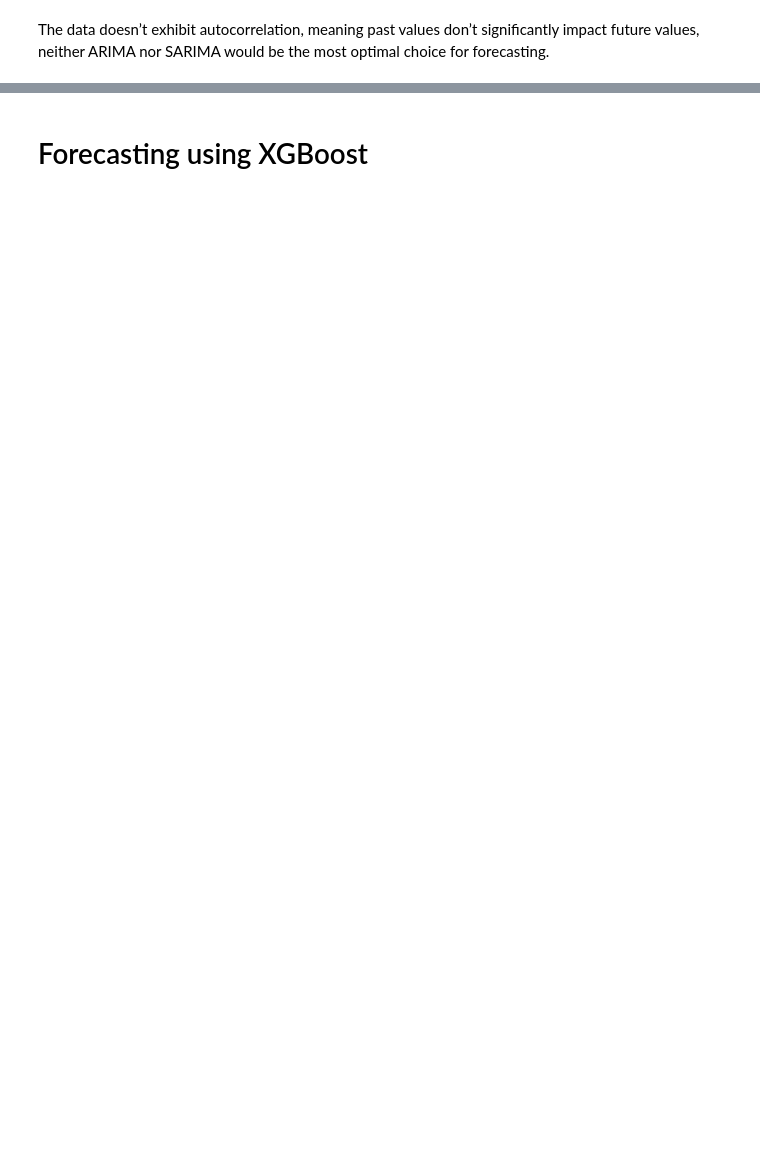
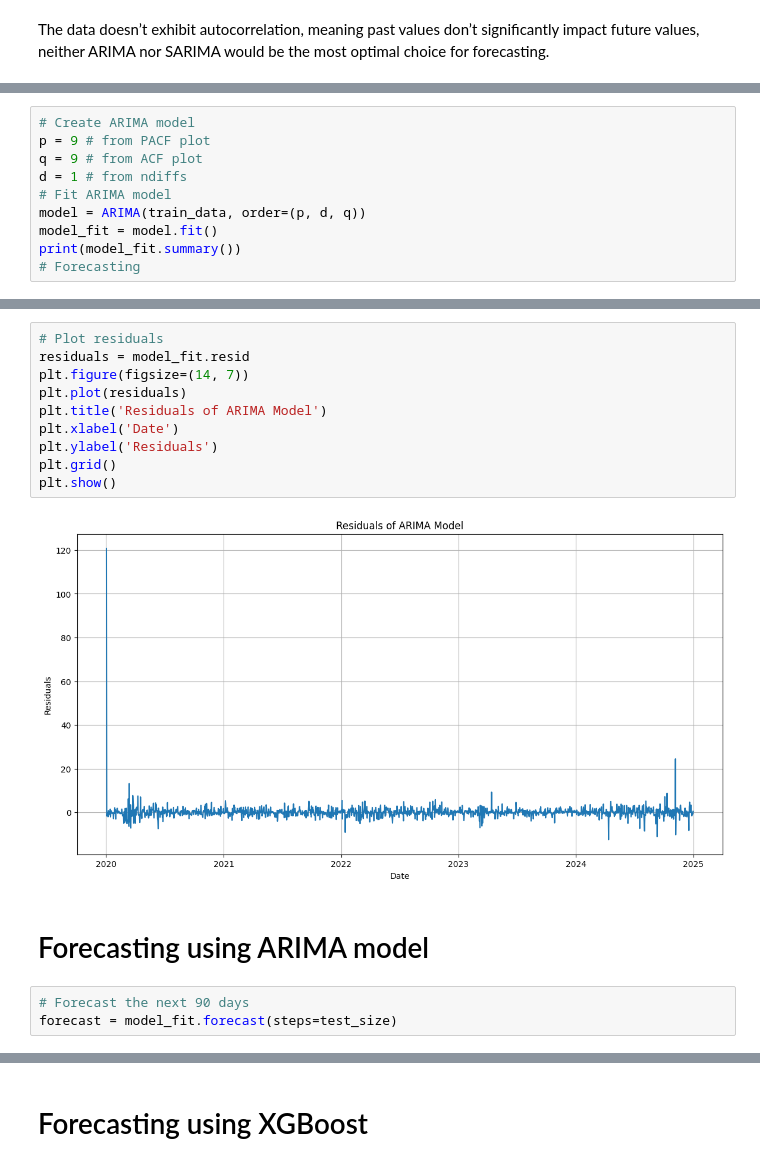
Before and after one commit to myAccountArun/experiments, a Jupyter notebook: Stock Price Analysis Using Time Series Forecasting.ipynb, the cells around one changed output, grey strips where cells are left out. Saved outputs shown, nothing was run; the diff lists cells and outputs as text; blank space fills up the shorter version.

```diff
--- a/Stock Price Analysis Using Time Series Forecasting.ipynb
+++ b/Stock Price Analysis Using Time Series Forecasting.ipynb
@@ -321,0 +342,10 @@ We can use Simple Exponential Smoothing as the data has a clear upward trend how
+# %%
+# Create ARIMA model
+p = 9 # from PACF plot
+q = 9 # from ACF plot
+d = 1 # from ndiffs
+# Fit ARIMA model
+model = ARIMA(train_data, order=(p, d, q))
+model_fit = model.fit()
+print(model_fit.summary())
+# Forecasting
@@ -321,0 +370,17 @@ We can use Simple Exponential Smoothing as the data has a clear upward trend how
+# %%
+# Plot residuals
+residuals = model_fit.resid
+plt.figure(figsize=(14, 7))
+plt.plot(residuals)
+plt.title('Residuals of ARIMA Model')
+plt.xlabel('Date')
+plt.ylabel('Residuals')
+plt.grid()
+plt.show()
+# %% [output]
+[figure, added]
+# %% [markdown]
+# Forecasting using ARIMA model
+# %%
+# Forecast the next 90 days
+forecast = model_fit.forecast(steps=test_size)
```
Also changed, not shown: parts of 22 cells of this notebook.
